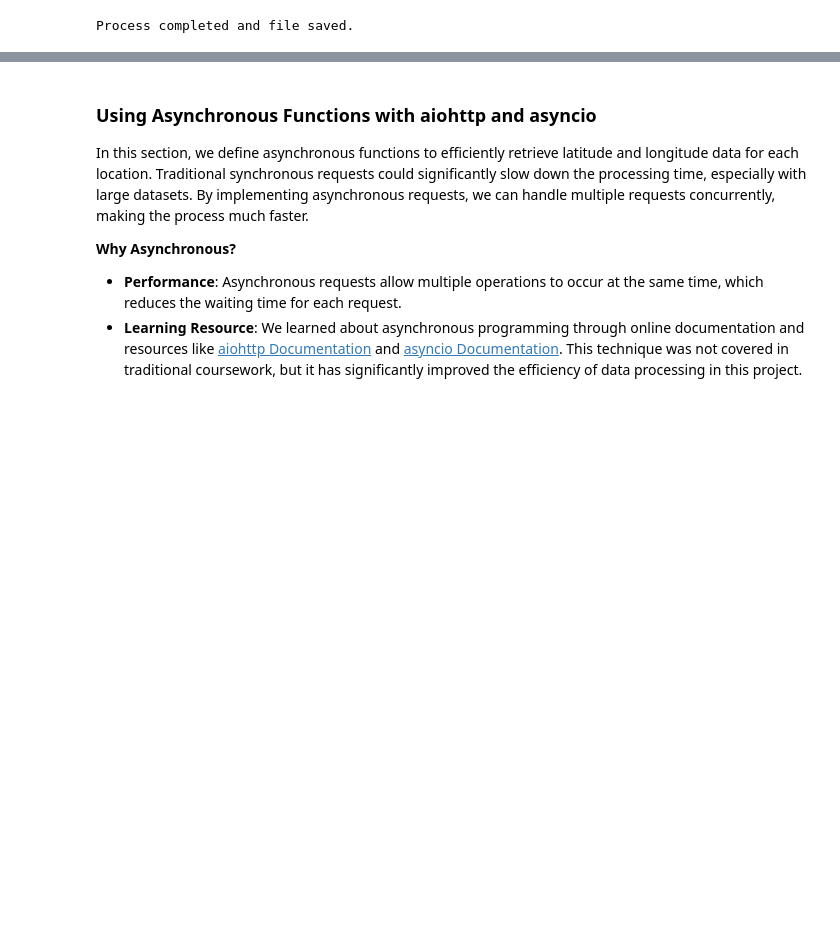
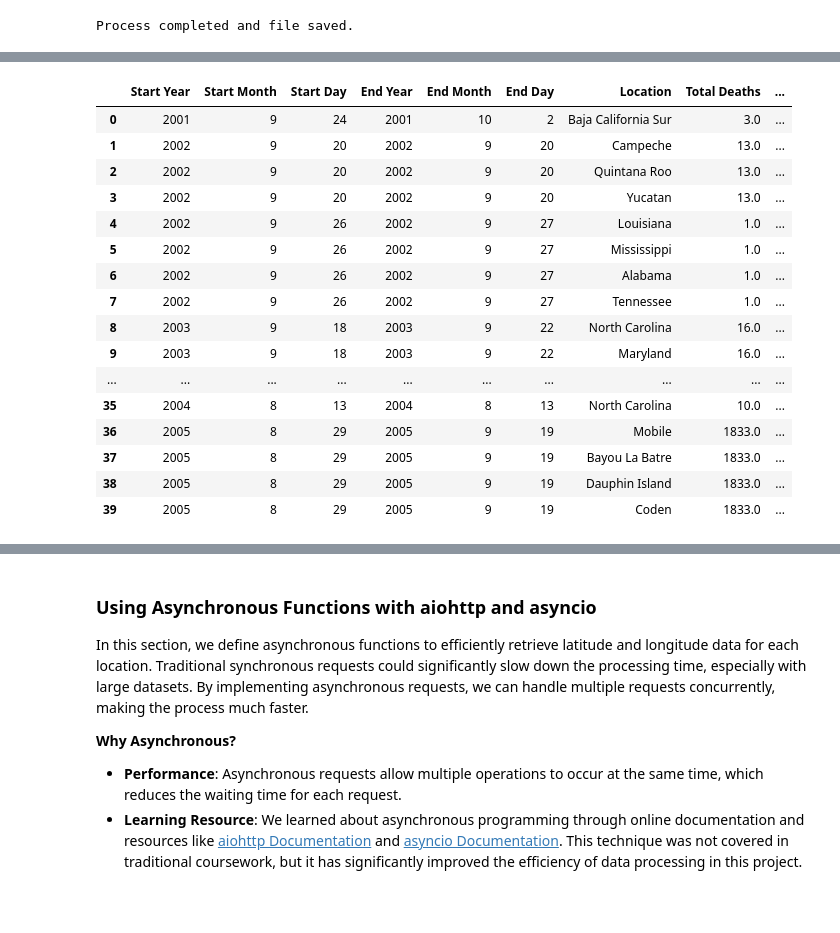
Before and after one commit to endoplasmicosmic/Hurricanes-Economic-Social-Impact, a Jupyter notebook: Hurricane Impact Analysis.ipynb, the cells around one changed output, grey strips where cells are left out. Drawn from its saved outputs; the diff is of its cells as text; code cells hidden in the pictures; blank space fills up the shorter version.

Commit message:
Cleaned typos in main dataset and prepared map data for visualization.

```diff
--- a/Hurricane Impact Analysis.ipynb
+++ b/Hurricane Impact Analysis.ipynb
@@ -109,3 +111,4 @@ Process completed and file saved.
 # %%
 # Split the locations into separate rows and reset index
-yearly_emdat_data_df = yearly_emdat_data_df.assign(Location=yearly_emdat_data_df['Location'].str.split(',')).explode('Location').reset_index(drop=True)
+emdat_data_map_df = yearly_emdat_data_df.assign(Location=yearly_emdat_data_df['Location'].str.split(',')).explode('Location').reset_index(drop=True)
+emdat_data_map_df
@@ -112,4 +128,0 @@ yearly_emdat_data_df = yearly_emdat_data_df.assign(Location=yearly_emdat_data_df
-# %%
-# Strip whitespace from locations
-emdat_data_map_df['Location'] = cleaned_emdat_data_df['Location'].str.strip()
-emdat_data_map_df
@@ -129,0 +152,70 @@ emdat_data_map_df
+# %%
+# Define a dictionary with the old names as keys and new names as values
+name_changes = {
+    'Baja California Sur province': 'Baja California Sur',
+    'Coden areas (Mobile district': 'Coden',
+    'Alabama province)': 'Alabama',
+    'New Orleans city (Orleans district': 'New Orleans City',
+    'Louisiana province)': 'Louisiana',
+    'Slidell area (St. Tammany district': 'Slidell',
+    'Louisiana province)': 'Louisiana',
+    'St. Bernard district (Louisiana province)': 'St. Bernard District',
+    'Gulfport cities (Harrison district': 'Gulfport Cities',
+    'Mississippi province)': 'Mississippi',
+    'Pascagoula city (Jackson district': 'Pascagoula City',
+    'Mississippi province)': 'Mississippi',
+    'Bay St. Louis cities (Hancock district': 'Bay St. Louis Cities',
+    'Mississippi province)': 'Mississippi',
+    'Naples areas (Collier district': 'Naples',
+    'Florida province)': 'Florida',
+    'Virginia provinces': 'Virginia',
+    'Puerto Escondido city (Dist. Pochutla district': 'Puerto Escondido City',
+    'Oaxaca province)': 'Oaxaca',
+    'Cabo San Lucas city (Los Cabos area': 'Cabo San Lucas City',
+    'Manzanillo district (Colima province)': 'Manzanillo',
+    'Eastern Texas (Rockport': 'Rockport',
+    'San Augustine)': 'San Augustine',
+    'Southwestern Louisiana (Acadia': 'Acadia',
+    'Sabine)': 'Sabine',
+    'Acapulco (central Guerrero State)': 'Acapulco (Central Guerrero State)',
+    'Michigan provinces': 'Michigan',
+    'Virginia provinces': 'Virginia',
+    'Tamaulipas provinces': 'Tamaulipas',
+    'Yucatan provinces': 'Yucatan',
+    'Tennessee provinces': 'Tennessee',
+    'District of Columbia provinces': 'District of Columbia',
+    'North Carolina provinces': 'North Carolina',
+    'Florida provinces': 'Florida',
+    'Mississippi provinces': 'Mississippi',
+    'Puebla provinces': 'Puebla',
+    'District of Columbia provinces': 'District of Columbia',
+    'Louisiane': 'Louisiana',
+    'Nuevo leon': 'Nuevo León',
+    'Baja California Sur province)': 'Baja California Sur',
+    'Jefferson districts (Texas province)': 'Jefferson',
+    'Washington districts (Florida province)': 'Washington',
+    'La Paz district': 'La Paz',
+    'Corpus Chrsti': 'Corpus Christi',
+    'Bay': 'Bay City',
+}
+# Replace the old names with the new names
+drop_emdat_data_map_df['Location'] = drop_emdat_data_map_df['Location'].replace(name_changes)
+drop_emdat_data_map_df.head(40)
+# %% [output]
+|  | Start Year | Start Month | Start Day | End Year | End Month | End Day | Location | Total Deaths | ... |
+| 0 | 2001 | 9 | 24 | 2001 | 10 | 2 | Baja California Sur | 3.0 | ... |
+| 1 | 2002 | 9 | 20 | 2002 | 9 | 20 | Campeche | 13.0 | ... |
+| 2 | 2002 | 9 | 20 | 2002 | 9 | 20 | Quintana Roo | 13.0 | ... |
+| 3 | 2002 | 9 | 20 | 2002 | 9 | 20 | Yucatan | 13.0 | ... |
+| 4 | 2002 | 9 | 26 | 2002 | 9 | 27 | Louisiana | 1.0 | ... |
+| 5 | 2002 | 9 | 26 | 2002 | 9 | 27 | Mississippi | 1.0 | ... |
+| 6 | 2002 | 9 | 26 | 2002 | 9 | 27 | Alabama | 1.0 | ... |
+| 7 | 2002 | 9 | 26 | 2002 | 9 | 27 | Tennessee | 1.0 | ... |
+| 8 | 2003 | 9 | 18 | 2003 | 9 | 22 | North Carolina | 16.0 | ... |
+| 9 | 2003 | 9 | 18 | 2003 | 9 | 22 | Maryland | 16.0 | ... |
+| ... | ... | ... | ... | ... | ... | ... | ... | ... | ... |
+| 35 | 2004 | 8 | 13 | 2004 | 8 | 13 | North Carolina | 10.0 | ... |
+| 36 | 2005 | 8 | 29 | 2005 | 9 | 19 | Mobile | 1833.0 | ... |
+| 37 | 2005 | 8 | 29 | 2005 | 9 | 19 | Bayou La Batre | 1833.0 | ... |
+| 38 | 2005 | 8 | 29 | 2005 | 9 | 19 | Dauphin Island | 1833.0 | ... |
+| 39 | 2005 | 8 | 29 | 2005 | 9 | 19 | Coden | 1833.0 | ... |
```
Also changed, not shown: parts of 12 cells of this notebook, 1 other file.
